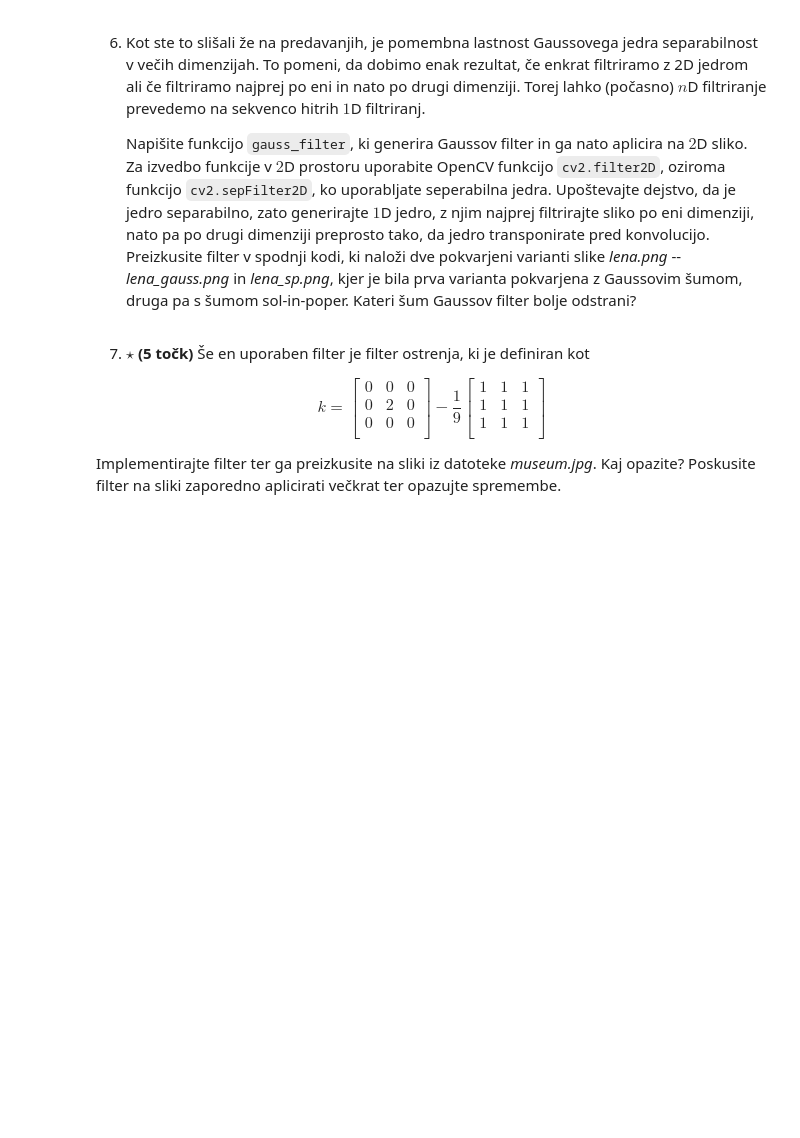
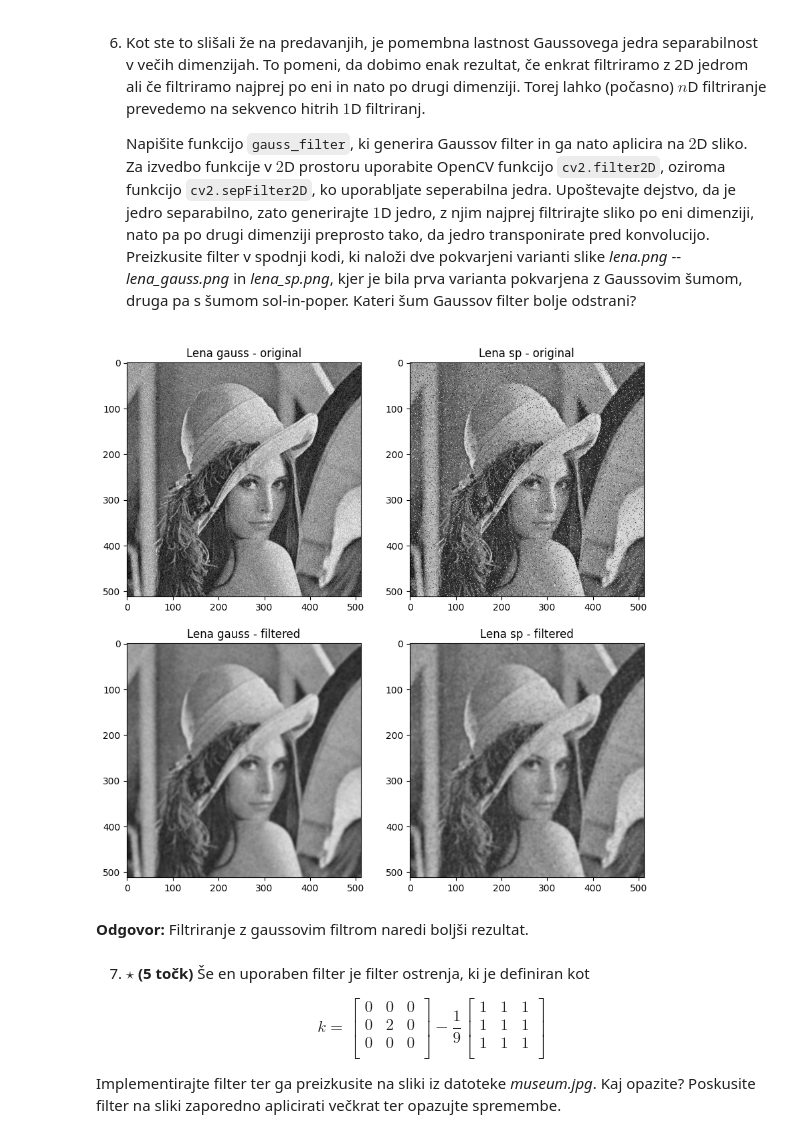
Before and after one commit to Krevs321/Robotika, a Jupyter notebook: vaja2.ipynb, the cells around one changed output. Cells and saved outputs as stored; diff of their text form; code cells hidden in the pictures; blank space fills up the shorter version.

```diff
--- a/vaja2.ipynb
+++ b/vaja2.ipynb
@@ -167,3 +211,41 @@ lena_sp = cv2.imread('material/lena_sp.png')
+# %%
+import math
+def gauss_filter(img, sigma):
+    filter_length = math.ceil(sigma*5)
+    # make the length odd
+    filter_length = int(2*(int(filter_length)/2) + 1)
+    # Kreiranje filtra
+    filter = cv2.getGaussianKernel(filter_length, sigma)
+    #Dodajanje enakega filtra na X in Y osi
+    result = cv2.sepFilter2D(img, -1, filter, filter)
+
+    return result
+# %%
+lena_gauss = cv2.imread('material/lena_gauss.png')
+lena_sp = cv2.imread('material/lena_sp.png')
+
+# TO-DO: Filtrirajte sliki z Gaussovim jedrom
+lena_gauss_filter = gauss_filter(lena_gauss, 2)
+lena_sp_filter = gauss_filter(lena_sp, 2)
+# TO-DO: Izrišite rezultate
+plt.figure(figsize=(10,10))
+plt.subplot(2, 2, 1)
+plt.title("Lena gauss - original")
+plt.imshow(lena_gauss)
+plt.subplot(2, 2, 2)
+plt.title("Lena sp - original")
+plt.imshow(lena_sp)
+plt.subplot(2, 2, 3)
+plt.title("Lena gauss - filtered")
+plt.imshow(lena_gauss_filter)
+plt.subplot(2, 2, 4)
+plt.title("Lena sp - filtered")
+plt.imshow(lena_sp_filter)
+plt.show()
+# %% [output]
+[figure, added]
+# %% [markdown]
+**Odgovor:** Filtriranje z gaussovim filtrom naredi boljši rezultat.
 # %% [markdown]
 7. <b>$\star$ (5 točk)</b> Še en uporaben filter je filter ostrenja, ki je definiran kot
 
```
Also changed, not shown: parts of 11 cells of this notebook.
